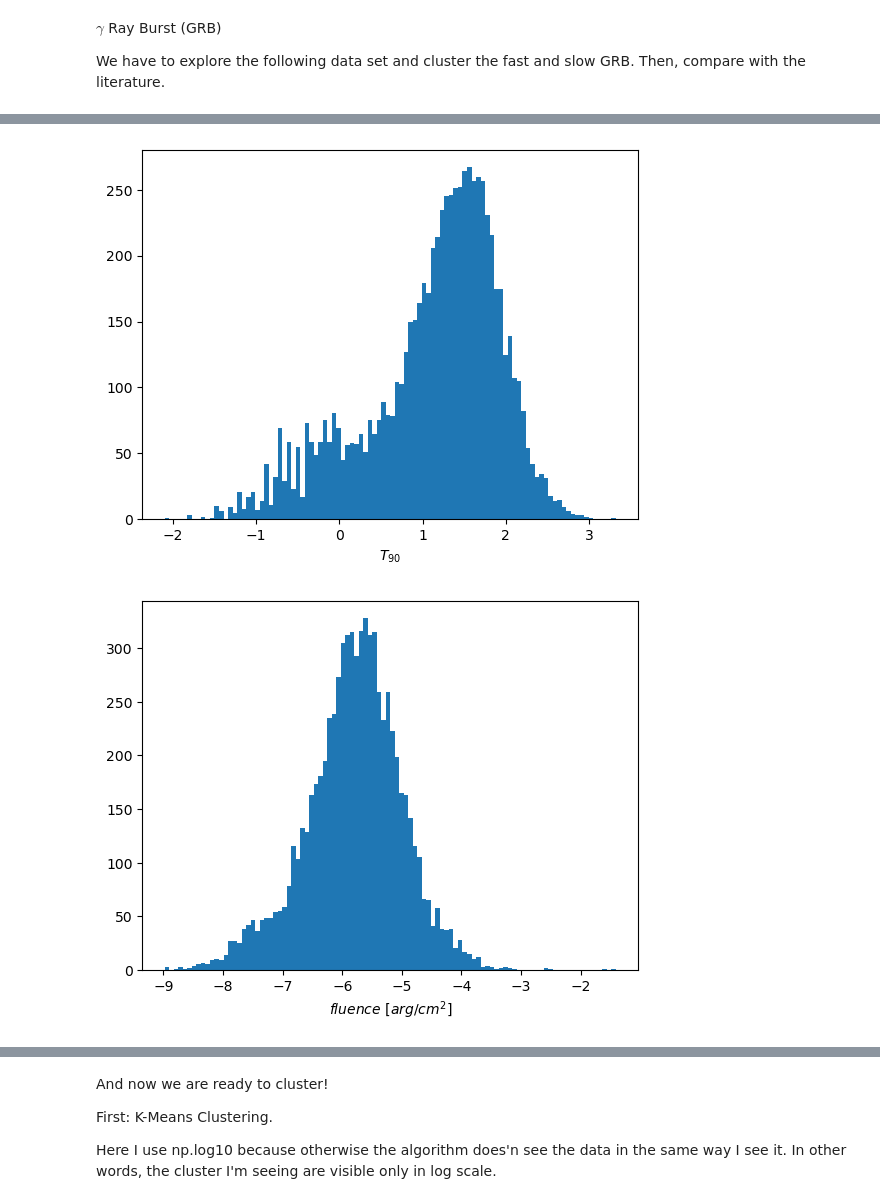
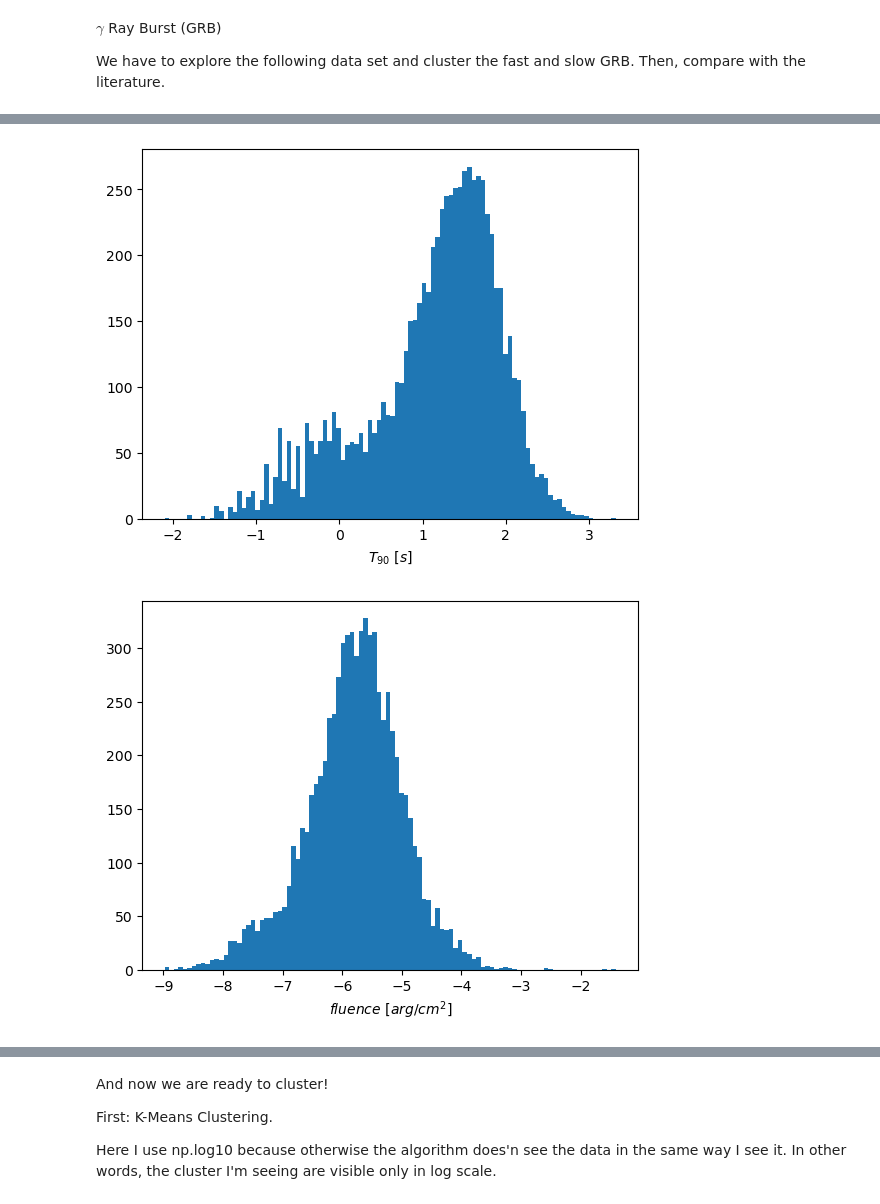
Before and after one commit to Ale5606/ilovegit, a Jupyter notebook: ML/280425/L14.ipynb, the cells around one changed output, grey strips where cells are left out. Cells and saved outputs as stored; diff of their text form; code cells hidden in the pictures.

```diff
--- a/ML/280425/L14.ipynb
+++ b/ML/280425/L14.ipynb
@@ -43,7 +45,7 @@ T90, fluence, ra, decl = T90[(T90 != -999) & (fluence != -999) & (ra !=-999) & (
 
 
 plt.hist(np.log10(T90[T90 != 0]), bins=100)
-plt.xlabel('$T_{90}$')
+plt.xlabel('$T_{90} \ [s]$')
 #plt.xscale('log')
 plt.show()
 
@@ -59,34 +61,34 @@ plt.show()
 
 plt.hist(decl, bins=np.linspace(min(decl), max(decl), 100))
 plt.xlabel('$Declination \ [°]$')
 plt.show()
 
 plt.scatter(ra, decl)
 plt.xlabel('$Right \ ascension \ [°]$')
 plt.ylabel('$Declination \ [°]$')
 plt.show()
 
 plt.scatter(T90, ra)
 plt.xlabel('$T_{90} \ [s]$')
 plt.ylabel('$Right \ ascension \ [°]$')
 plt.xscale('log')
 plt.show()
 
 plt.scatter(T90, decl)
 plt.xlabel('$T_{90} \ [s]$')
 plt.ylabel('$Declination \ [°]$')
 plt.xscale('log')
 plt.show()
 '''
 
 plt.scatter(T90, fluence)
 plt.xscale('log')
 plt.yscale('log')
 plt.xlabel('$T_{90} \ [s]$')
 plt.ylabel('$fluence \ [erg/cm^2]$')
 plt.show()
 # %% [output]
-[figure, old version]
+[figure, new version]
 [figure]
 [figure]
 # %% [markdown]
```
Also changed, not shown: parts of 4 cells of this notebook.
